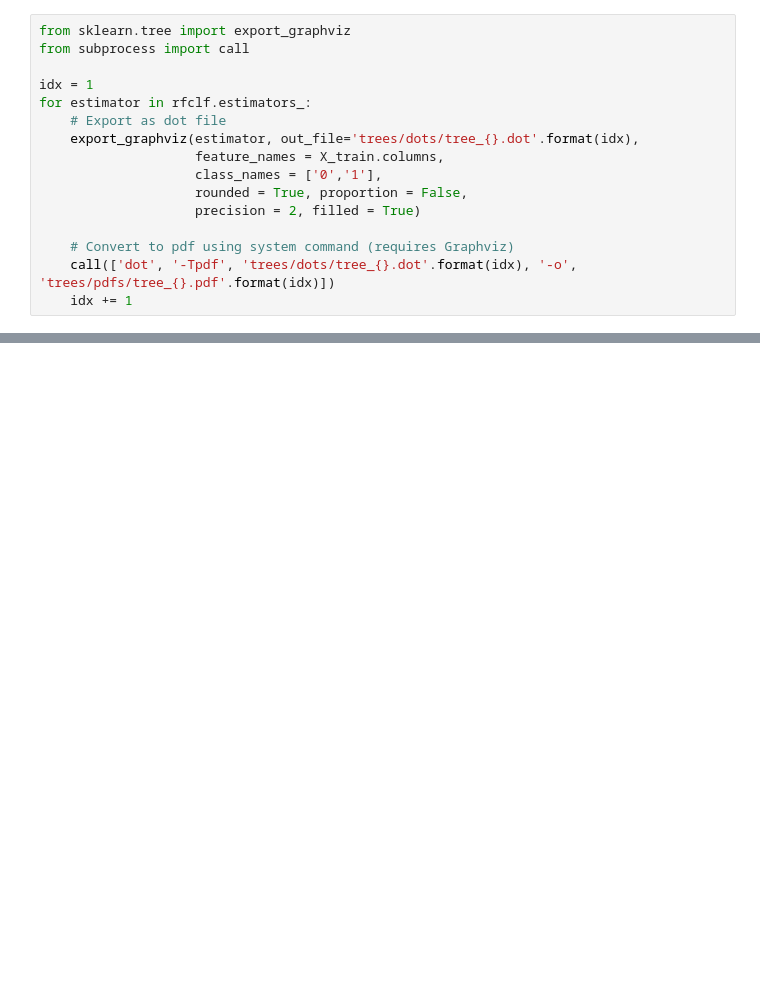
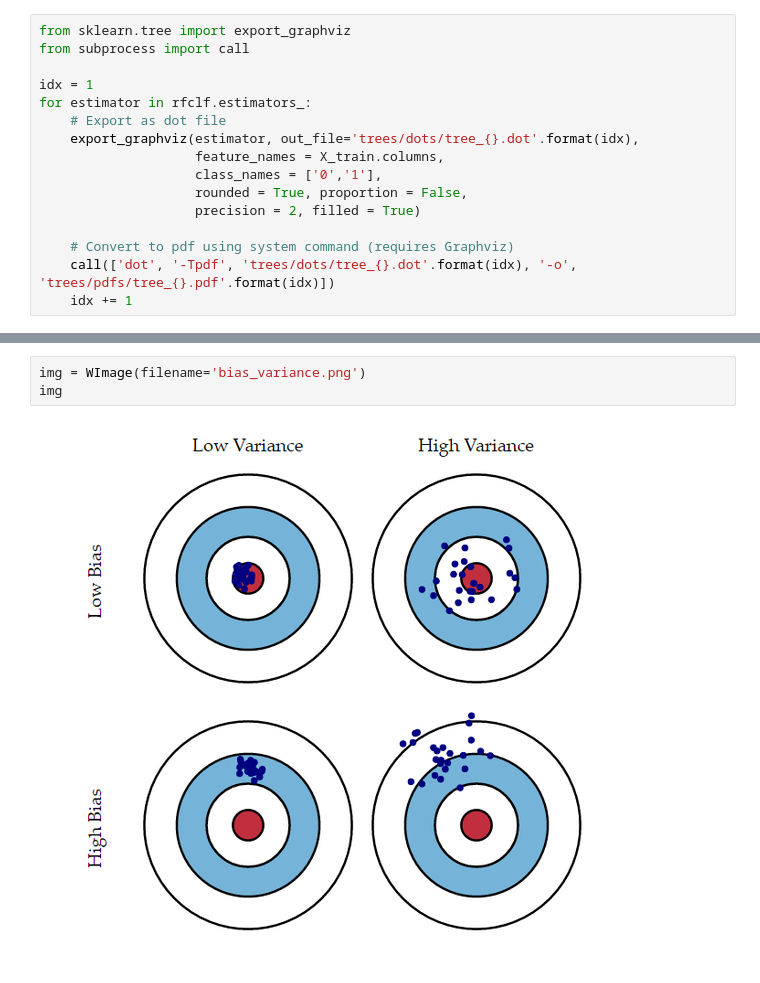
Before and after one commit to sauravp/gotta_catch_em_all, a Jupyter notebook: gotta_catch_em_all.ipynb, the cells around one changed output, grey strips where cells are left out. Drawn from its saved outputs; the diff is of its cells as text; blank space fills up the shorter version.

```diff
--- a/gotta_catch_em_all.ipynb
+++ b/gotta_catch_em_all.ipynb
@@ -318,0 +323,5 @@ img
+# %%
+img = WImage(filename='bias_variance.png')
+img
+# %% [output]
+[figure, added]
```
Also changed, not shown: parts of 15 cells of this notebook, 2 other files.
